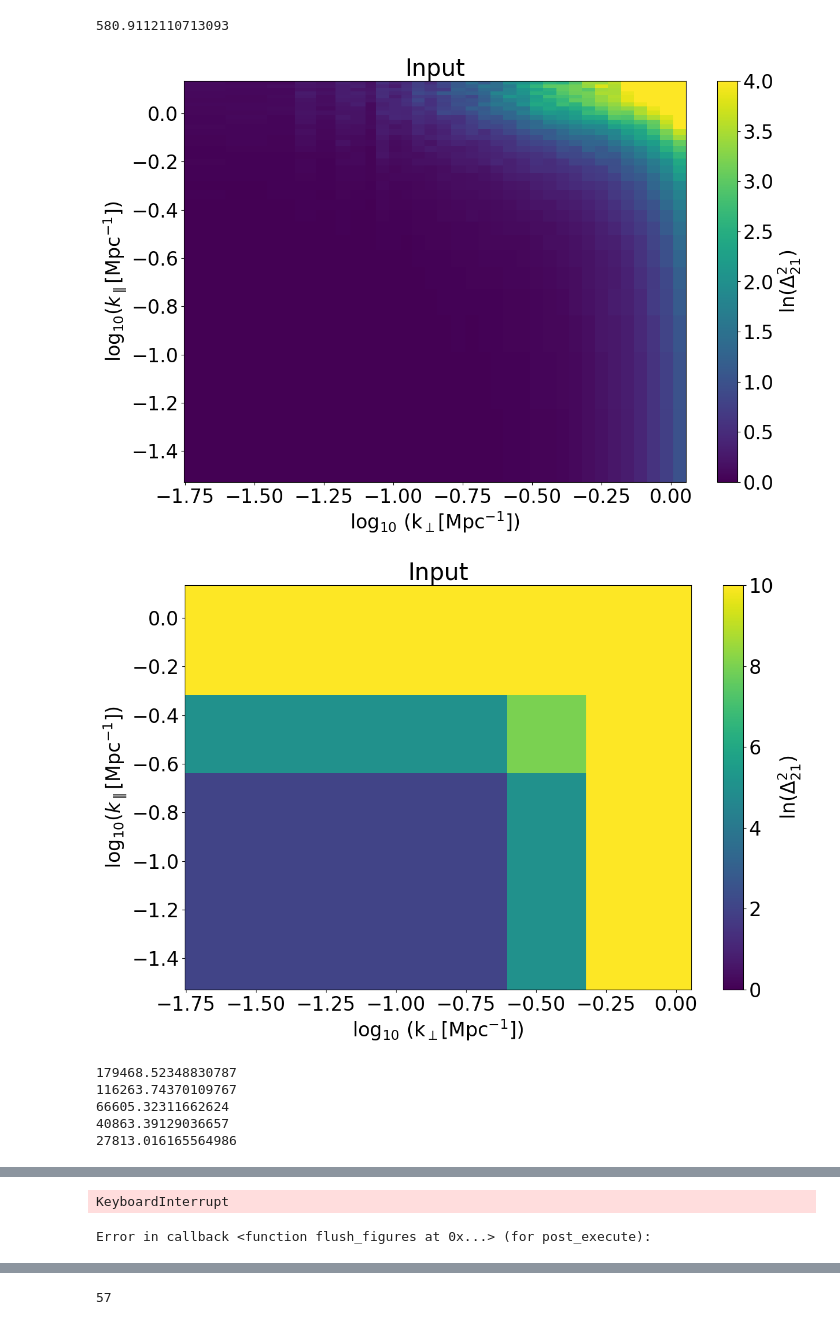
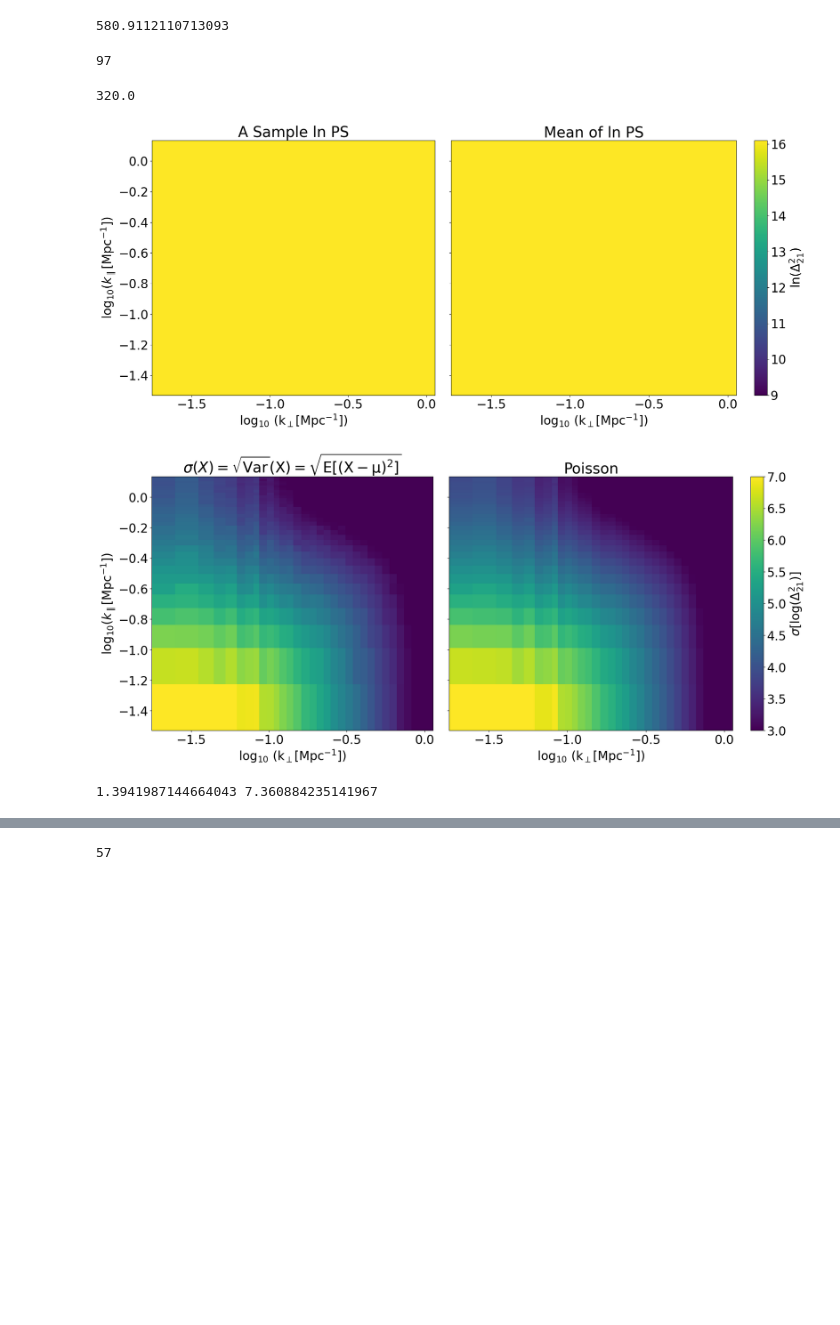
Before and after one commit to DanielaBreitman/21cmPSDenoiser, a Jupyter notebook: CV_PS_database.ipynb, the cells around one changed output, grey strips where cells are left out. Drawn from its saved outputs; the diff is of its cells as text; code cells hidden in the pictures; blank space fills up the shorter version.

```diff
--- a/CV_PS_database.ipynb
+++ b/CV_PS_database.ipynb
@@ -34,6 +33,7 @@ new_kpar = kpar[kpar_idx]
 zs = full_ks['redshifts']
 k = full_ks['k']
 wanted_zs = [6.5, 7., 7.5, 8., 8.5, 9., 9.5, 10., 10.5, 11., 12., 13., 14., 15., 18., 20.]
+wanted_zs2 = zs[zs > 6.][np.arange(0,109,3)]
 # %%
 z_idx = []
 for i in range(len(wanted_zs)):
@@ -44,3 +44,9 @@ print(new_zs, len(new_zs))
 [ 6.5380096  7.0316668  7.480909   7.9688025  8.499933   8.959495
   9.453177   9.984456  10.557259  11.016769  12.021969  12.959228
  14.001488  14.921763  17.93892   19.960838 ] 16
+# %%
+z_idx = []
+for i in range(len(wanted_zs2)):
+    z_idx.append(np.argmin(abs(wanted_zs2[i] - zs)))
+new_zs = zs[z_idx]
+print(new_zs, len(new_zs))
@@ -166,6 +175,14 @@ np.savez(new_db_path +'mu', mu = np.mean(np.mean(mu, axis = 0), axis = 0), var =
 np.mean(abs((std_mean - mean)/std_mean) * 100.)
 # %% [output]
 580.9112110713093
+# %%
+len(glob('/projects/cosmo_database/dbreitman/CV_PS/Full_May2023_DB/299/*')) - len(glob('/projects/cosmo_database/dbreitman/CV_PS/Full_May2023_DB/299/*FnP*'))
+# %% [output]
+97
+# %%
+400*0.8
+# %% [output]
+320.0
 # %%
 full_db = []
 full_means = []
@@ -177,11 +194,14 @@ full_std_means1 = []
 
 poisson_stds = []
 
-for theta in range(150):
-    if theta < 90:
-        fname = glob(new_db_path + str(theta) + '/*all_PS_oct*')
-    else:
-        fname = glob(new_db_path + str(theta + 40) + '/*all_PS_oct*')
+for theta in range(350):
+    # Theta [200, 250] have FnP so saving those for test
+    if theta >= 200:
+        theta += 50
+
+    fname = glob(new_db_path + str(theta) + '/*all_PS_oct*')
+    #else:
+    #    fname = glob(new_db_path + str(theta + 40) + '/*all_PS_oct*')
     try:
         f = np.load(fname[0])
     except:
@@ -217,30 +237,6 @@ for theta in range(150):
     poisson_stds.extend(list(std_poisson) * (db_theta.shape[0] + 1))
 
     if theta == 0:
-        imshow_error_2D(n,label = r'ln$(\Delta_{21}^2)$',
-                    xs_plot = np.log10(kperp), ys_plot = np.log10(new_kpar),
-                    log = False, vmin = 0, vmax = 4)
-
-        imshow_error_2D(grid_perp + grid_par,label = r'ln$(\Delta_{21}^2)$',
-                    xs_plot = np.log10(kperp), ys_plot = np.log10(new_kpar),
-                    log = False, vmin = 0, vmax = 10)
-
-        for i in range(5):
-            plt.hist(new_db[:,3,0,i*2+5], histtype = 'step', bins = 10)
-            print(np.std(new_db[:,3,0,i*2+5]))
-        plt.show()
-
-        for i in range(5):
-            plt.hist(new_db2[:,3,0,i*2+5], histtype = 'step', bins = 10)
-        plt.show()
-
-        for i in range(5):
-            plt.hist(new_db[:,3,i*2+5,0], histtype = 'step', bins = 10)
-        plt.show()
-
-        for i in range(5):
-            plt.hist(new_db2[:,3,i*2+5,0], histtype = 'step', bins = 10)
-        plt.show()
         imshow_error_2D(new_db[0,3,...], truthmean = mean[0,3,...],
                         title3 = "Mean of ln PS", title2 = 'A Sample ln PS',label = r'ln$(\Delta_{21}^2)$',
                         xs_plot = np.log10(kperp), ys_plot = np.log10(new_kpar),
@@ -250,37 +246,33 @@ for theta in range(150):
                         title2 = r"$\sigma(X) = \sqrt{\rm Var}(X) = \sqrt{\rm{E}[(X-\mu)^2]}$",
                         label = r'$\sigma[\rm{log}(\Delta_{21}^2)]$',
                         xs_plot = np.log10(kperp), ys_plot = np.log10(new_kpar),
                         vmin = 3, vmax = 7, log = False)#, save = 'PS_emu_vs_true', fmt = 'png')
         print((np.log10(std_poisson[0,3,...])). min(), (np.log10(std_poisson[0,3,...])).max())
 
     full_db.extend(new_db)
 
     # Also add the mean itself as a noisy sample
     full_db.extend(np.nanmean(new_db, axis = 0)[np.newaxis,...])
 
     full_means.extend(list(mean) * (db_theta.shape[0] + 1))
     full_std_means.extend(list(std_mean) * (db_theta.shape[0] + 1))
 
     full_means1.extend(list(mean1) * (db_theta.shape[0] + 1))
     full_std_means1.extend(list(std_mean1) * (db_theta.shape[0] + 1))
 
     full_db1.extend(db_theta1)
 
     full_db1.extend(mean1)
 
 full_db = np.array(full_db)
 full_means = np.array(full_means)
 full_std_means = np.array(full_std_means)
 
 full_db1 = np.array(full_db1)
 full_means1 = np.array(full_means1)
 full_std_means1 = np.array(full_std_means1)
 poisson_stds = np.array(poisson_stds)
 # %% [output]
-[figure, old version]
+[figure, new version]
-[figure, old version]
+[figure, new version]
-179468.52348830787
-116263.74370109767
-66605.32311662624
-40863.39129036657
-27813.016165564986
+1.3941987144664043 7.360884235141967
@@ -291,2 +278,0 @@ poisson_stds = np.array(poisson_stds)
-KeyboardInterrupt
-Error in callback <function flush_figures at 0x...> (for post_execute):
```
Also changed, not shown: parts of 11 cells of this notebook, 3 other files.
